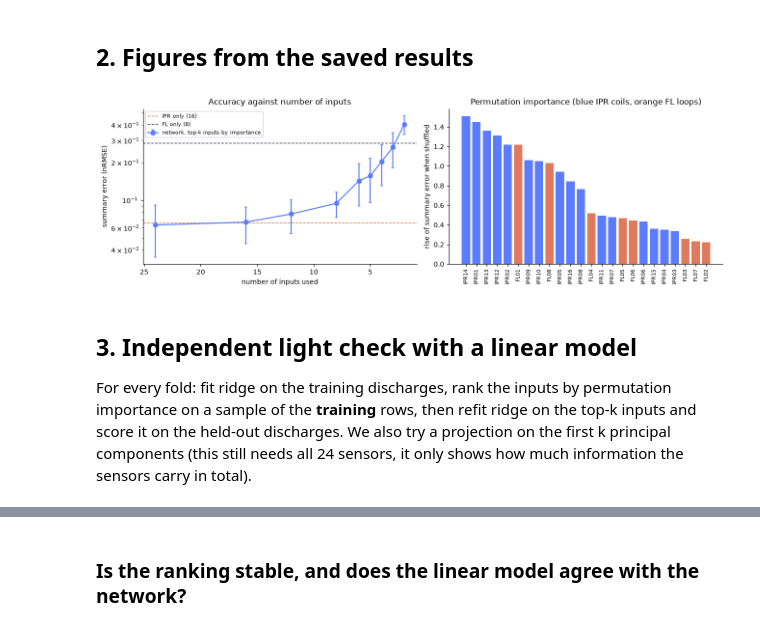
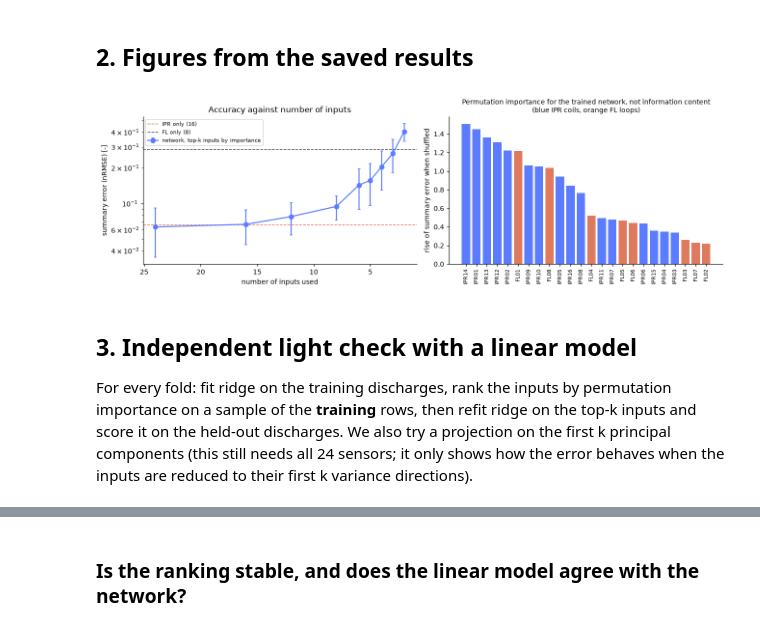
Before and after one commit to mschiller890/hackathon, a Jupyter notebook: notebooks/03_inputs_and_importance.ipynb, the cells around one changed output, grey strips where cells are left out. Drawn from its saved outputs; the diff is of its cells as text; code cells hidden in the pictures.

```diff
--- a/notebooks/03_inputs_and_importance.ipynb
+++ b/notebooks/03_inputs_and_importance.ipynb
@@ -82,31 +91,25 @@ R_limiter          mm  10.7303  11.7300  13.5058  17.0122  17.9937        12.251
 # %% [markdown]
 ## 2. Figures from the saved results
 # %%
-names = saved["inputs"]
-imp = np.array([saved["permutation_importance"][n] for n in names])
-ks = [24] + [int(k.split()[1]) for k in order if k.startswith("top")]
-vals = [runs["all 24" if k == 24 else f"top {k}"]["summary_nrmse_mean"] for k in ks]
-errs = [runs["all 24" if k == 24 else f"top {k}"]["summary_nrmse_std"] for k in ks]
 fig, ax = plt.subplots(1, 2, figsize=(12, 3.8))
 ax[0].errorbar(ks, vals, yerr=errs, marker="o", color="#5b7cff", capsize=2, label="network, top-k inputs by importance")
 for n, c in (("IPR only (16)", "#e07a5f"), ("FL only (8)", "#3d405b")):
     ax[0].axhline(runs[n]["summary_nrmse_mean"], color=c, ls="--", lw=1, label=n)
-ax[0].set_yscale("log"); ax[0].set_xlabel("number of inputs used"); ax[0].set_ylabel("summary error (nRMSE)")
+ax[0].set_yscale("log"); ax[0].set_xlabel("number of inputs used"); ax[0].set_ylabel("summary error (nRMSE) [-]")
 ax[0].invert_xaxis(); ax[0].legend(fontsize=7); ax[0].set_title("Accuracy against number of inputs")
 o = np.argsort(-imp)
 ax[1].bar(range(24), imp[o], color=["#e07a5f" if names[i].startswith("FL") else "#5b7cff" for i in o])
 ax[1].set_xticks(range(24)); ax[1].set_xticklabels([names[i] for i in o], rotation=90, fontsize=7)
-ax[1].set_title("Permutation importance (blue IPR coils, orange FL loops)"); ax[1].set_ylabel("rise of summary error when shuffled")
+ax[1].set_title("Permutation importance for the trained network, not information content\n(blue IPR coils, orange FL loops)", fontsize=9); ax[1].set_ylabel("rise of summary error when shuffled")
 fig.tight_layout(); plt.show()
 # %% [output]
-[figure, old version]
+[figure, new version]
 # %% [markdown]
 ## 3. Independent light check with a linear model
 
 For every fold: fit ridge on the training discharges, rank the inputs by permutation importance on a sample of the
 **training** rows, then refit ridge on the top-k inputs and score it on the held-out discharges. We also try
-a projection on the first k principal components (this still needs all 24 sensors, it only shows how much information
-the sensors carry in total).
+a projection on the first k principal components (this still needs all 24 sensors; it only shows how the error behaves when the inputs are reduced to their first k variance directions).
 # %%
 from scipy.stats import spearmanr
 from sklearn.decomposition import PCA
```
Also changed, not shown: parts of 13 cells of this notebook.
